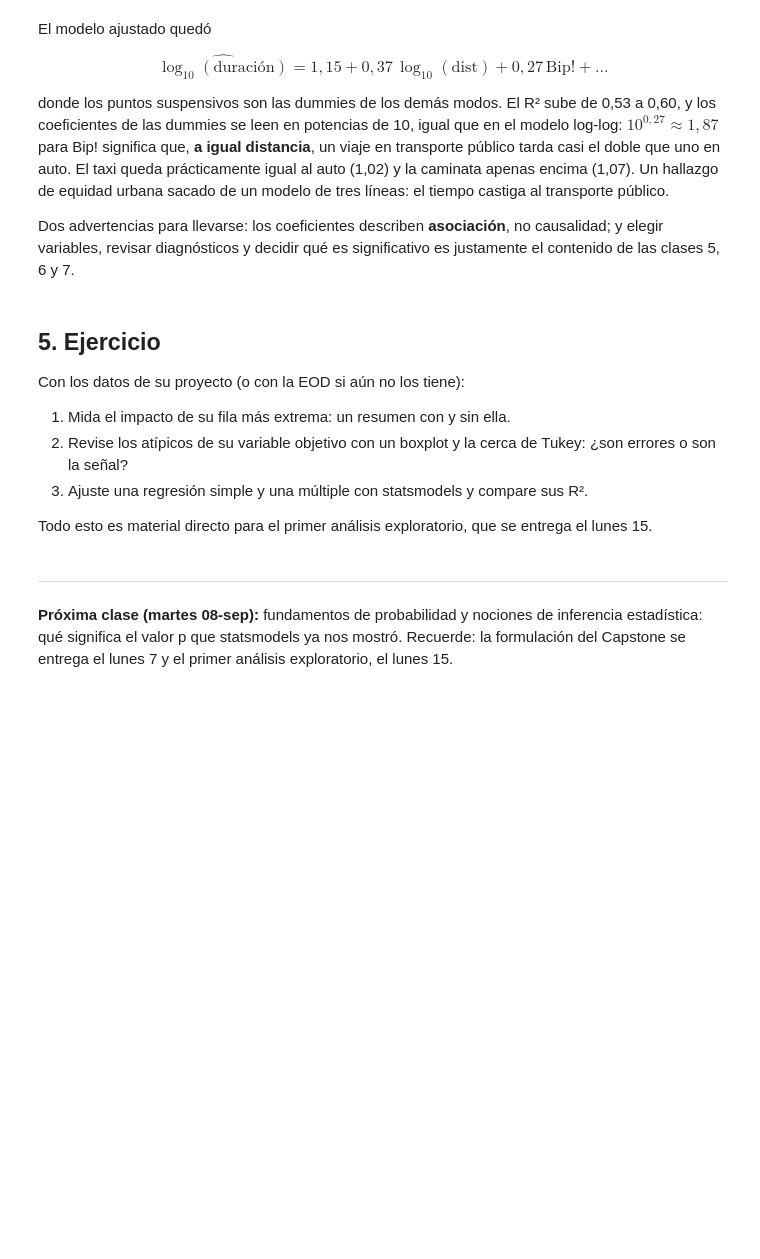
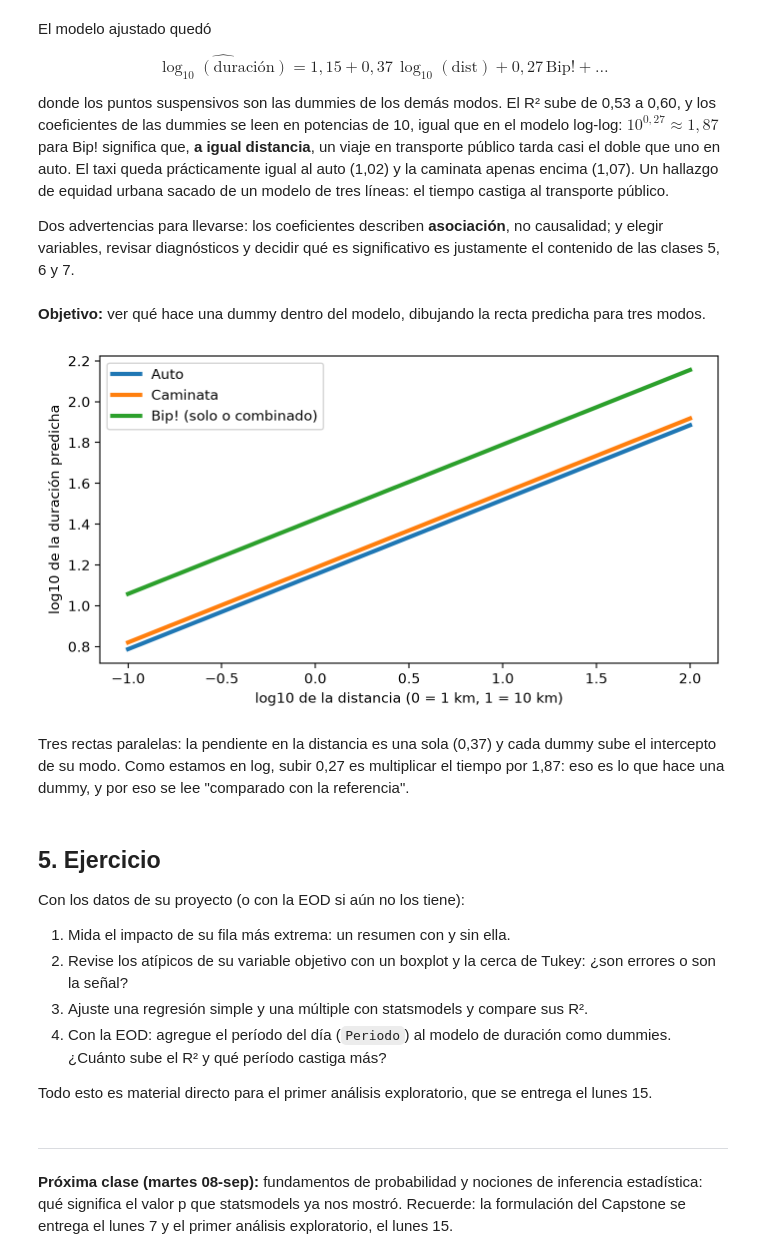
Before and after one commit to daniopitz/diplomado-cdd, a Jupyter notebook: 04_regresion_multiple.ipynb, the cells around one changed output. Saved outputs shown, nothing was run; the diff lists cells and outputs as text; code cells hidden in the pictures; blank space fills up the shorter version.

```diff
--- a/04_regresion_multiple.ipynb
+++ b/04_regresion_multiple.ipynb
@@ -653,6 +694,25 @@ $$\widehat{\log_{10}(\text{duración})} = 1{,}15 + 0{,}37\,\log_{10}(\text{dist}
 donde los puntos suspensivos son las dummies de los demás modos. El R² sube de 0,53 a 0,60, y los coeficientes de las dummies se leen en potencias de 10, igual que en el modelo log-log: $10^{0{,}27} \approx 1{,}87$ para Bip! significa que, **a igual distancia**, un viaje en transporte público tarda casi el doble que uno en auto. El taxi queda prácticamente igual al auto (1,02) y la caminata apenas encima (1,07). Un hallazgo de equidad urbana sacado de un modelo de tres líneas: el tiempo castiga al transporte público.
 
 Dos advertencias para llevarse: los coeficientes describen **asociación**, no causalidad; y elegir variables, revisar diagnósticos y decidir qué es significativo es justamente el contenido de las clases 5, 6 y 7.
+# %% [markdown]
+**Objetivo:** ver qué hace una dummy dentro del modelo, dibujando la recta predicha para tres modos.
+# %%
+# Misma pendiente para todos; cada dummy desplaza el intercepto de su modo
+b0, b1 = modelo_modo.params["const"], modelo_modo.params["log_dist"]
+xs = np.linspace(-1, 2, 50)
+
+fig, ax = plt.subplots(figsize=(8, 4))
+for modo in ["Auto", "Caminata", "Bip! (solo o combinado)"]:
+    desplazamiento = 0 if modo == "Auto" else modelo_modo.params[modo]
+    ax.plot(xs, b0 + desplazamiento + b1 * xs, lw=3, label=modo)
+ax.set_xlabel("log10 de la distancia (0 = 1 km, 1 = 10 km)")
+ax.set_ylabel("log10 de la duración predicha")
+ax.legend()
+plt.show()
+# %% [output]
+[figure, added]
+# %% [markdown]
+Tres rectas paralelas: la pendiente en la distancia es una sola (0,37) y cada dummy sube el intercepto de su modo. Como estamos en log, subir 0,27 es multiplicar el tiempo por 1,87: eso es lo que hace una dummy, y por eso se lee "comparado con la referencia".
 # %% [markdown]
 ## 5. Ejercicio
 
@@ -661,6 +721,7 @@ Con los datos de su proyecto (o con la EOD si aún no los tiene):
 1. Mida el impacto de su fila más extrema: un resumen con y sin ella.
 2. Revise los atípicos de su variable objetivo con un boxplot y la cerca de Tukey: ¿son errores o son la señal?
 3. Ajuste una regresión simple y una múltiple con statsmodels y compare sus R².
+4. Con la EOD: agregue el período del día (`Periodo`) al modelo de duración como dummies. ¿Cuánto sube el R² y qué período castiga más?
 
 Todo esto es material directo para el primer análisis exploratorio, que se entrega el lunes 15.
 # %%
```
Also changed, not shown: parts of 6 cells of this notebook, 3 other files.
